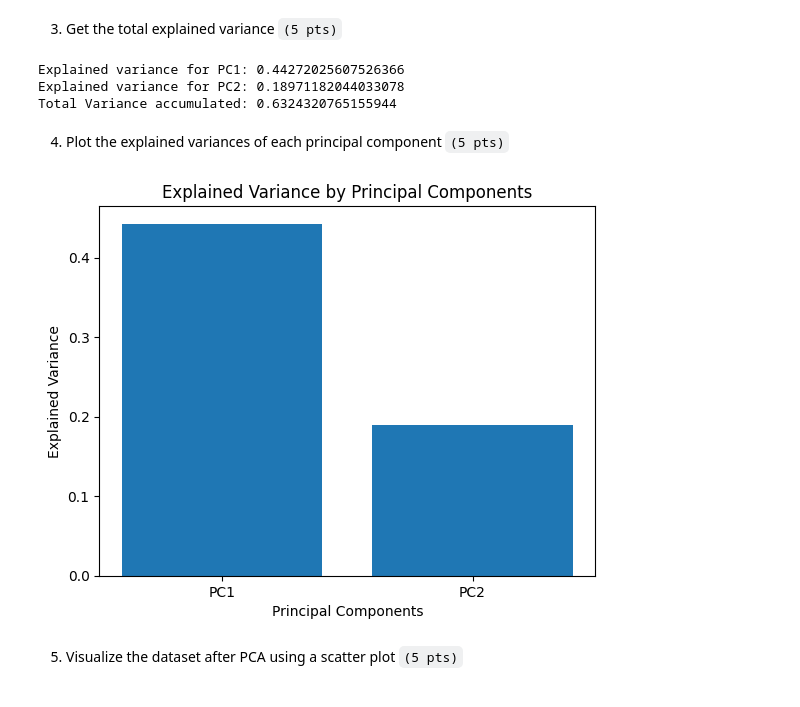
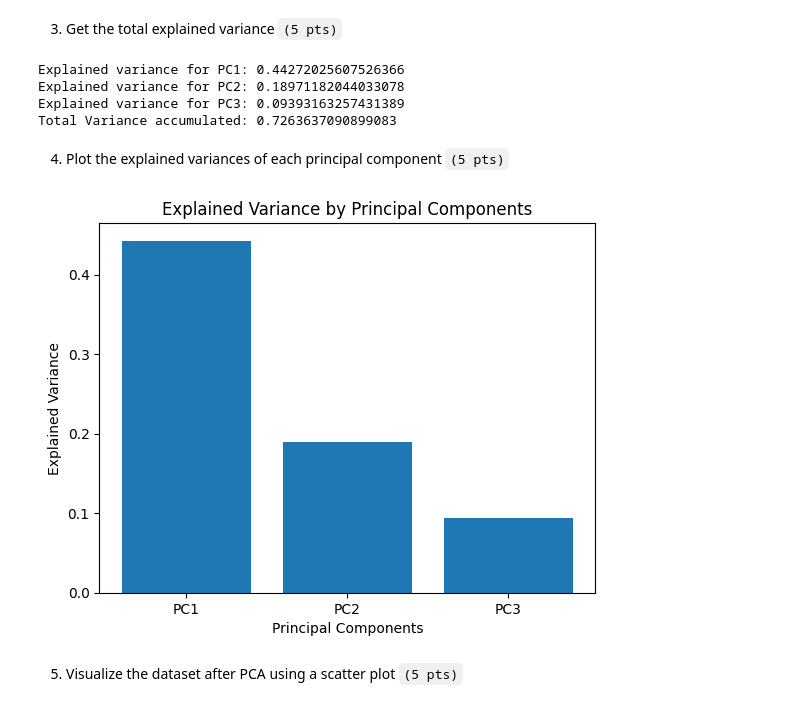
Before and after one commit to alammobaDar/CCADMACL_EXERCISES_COM231ML, a Jupyter notebook: Exercise4b.ipynb, the cells around one changed output. Saved outputs shown, nothing was run; the diff lists cells and outputs as text; code cells hidden in the pictures.

```diff
--- a/Exercise4b.ipynb
+++ b/Exercise4b.ipynb
@@ -59,7 +60,7 @@ x_scaled_df.head()
 # %% [markdown]
 2. Perform dimensionality reduction using PCA `(10 pts)`
 # %%
-pca = PCA(n_components=2)
+pca = PCA(n_components=3)
 
 X_reduced = pca.fit_transform(X_scaled)
 # %% [markdown]
@@ -69,30 +70,32 @@ explained_variance = pca.explained_variance_ratio_
 
 PC1_variance = explained_variance[0]
 PC2_variance = explained_variance[1]
-# PC3_variance = explained_variance[2]
+PC3_variance = explained_variance[2]
 
 print(f"Explained variance for PC1: {PC1_variance}")
 print(f"Explained variance for PC2: {PC2_variance}")
-# print(f"Explained variance for PC3: {PC3_variance}")
+print(f"Explained variance for PC3: {PC3_variance}")
 
-total_variance =  PC1_variance + PC2_variance
+# total_variance =  PC1_variance + PC2_variance
+total_variance =  PC1_variance + PC2_variance + PC3_variance
 
 print(f"Total Variance accumulated: {total_variance}")
 # %% [output]
 Explained variance for PC1: 0.44272025607526366
 Explained variance for PC2: 0.18971182044033078
-Total Variance accumulated: 0.6324320765155944
+Explained variance for PC3: 0.09393163257431389
+Total Variance accumulated: 0.7263637090899083
 # %% [markdown]
 4. Plot the explained variances of each principal component `(5 pts)`
 # %%
-# plt.bar(['PC1', 'PC2', 'PC3'], explained_variance)
-plt.bar(['PC1', 'PC2'], explained_variance)
+plt.bar(['PC1', 'PC2', 'PC3'], explained_variance)
+# plt.bar(['PC1', 'PC2'], explained_variance)
 plt.xlabel('Principal Components')
 plt.ylabel('Explained Variance')
 plt.title('Explained Variance by Principal Components')
 plt.show()
 # %% [output]
-[figure, old version]
+[figure, new version]
 # %% [markdown]
 5. Visualize the dataset after PCA using a scatter plot `(5 pts)`
 # %%
```
Also changed, not shown: parts of 7 cells of this notebook.
